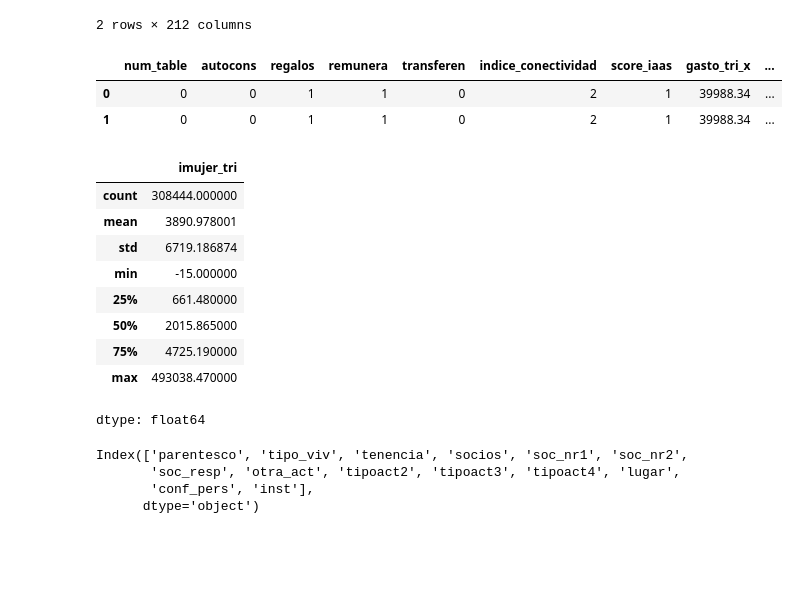
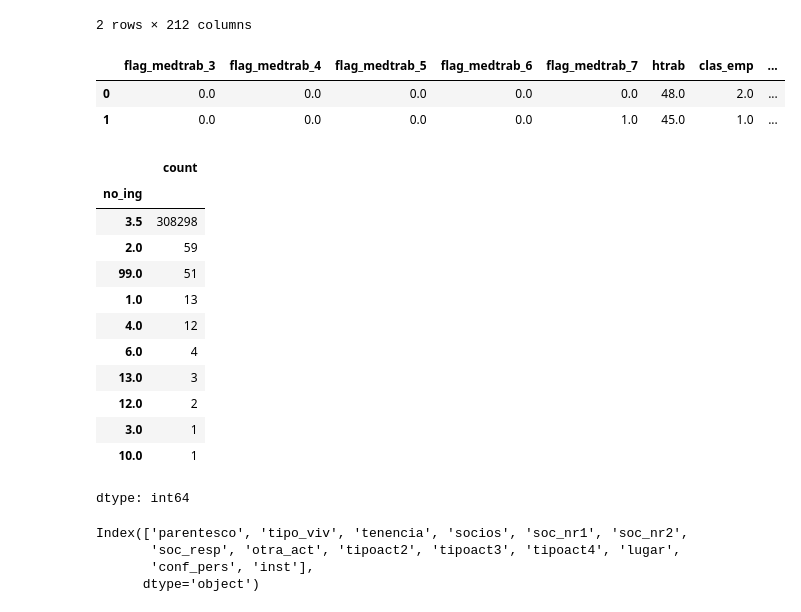
Before and after one commit to LizamaD/Cap3_MedicionPobreza, a Jupyter notebook: notebooks/app.ipynb, the cells around one changed output. Drawn from its saved outputs; the diff is of its cells as text; code cells hidden in the pictures; blank space fills up the shorter version.

```diff
--- a/notebooks/app.ipynb
+++ b/notebooks/app.ipynb
@@ -104,24 +104,27 @@ df_final_limpio.head(2)
 | 1 | 100001901 | 1 | 2 | 0.0 | 0.0 | 201 | 2 | 24 | 0 | 0 | ... |
 2 rows × 212 columns
 # %%
-df_final_limpio.iloc[:,80:90].head(2)
+df_final_limpio.iloc[:,130:140].head(2)
 # %% [output]
-|  | num_table | autocons | regalos | remunera | transferen | indice_conectividad | score_iaas | gasto_tri_x | ... |
-| 0 | 0 | 0 | 1 | 1 | 0 | 2 | 1 | 39988.34 | ... |
-| 1 | 0 | 0 | 1 | 1 | 0 | 2 | 1 | 39988.34 | ... |
+|  | flag_medtrab_3 | flag_medtrab_4 | flag_medtrab_5 | flag_medtrab_6 | flag_medtrab_7 | htrab | clas_emp | ... |
+| 0 | 0.0 | 0.0 | 0.0 | 0.0 | 0.0 | 48.0 | 2.0 | ... |
+| 1 | 0.0 | 0.0 | 0.0 | 0.0 | 1.0 | 45.0 | 1.0 | ... |
 # %%
-df_final_limpio.imujer_tri.describe()
+df_final_limpio.no_ing.value_counts()
 # %% [output]
-|  | imujer_tri |
-| count | 308444.000000 |
-| mean | 3890.978001 |
-| std | 6719.186874 |
-| min | -15.000000 |
-| 25% | 661.480000 |
-| 50% | 2015.865000 |
-| 75% | 4725.190000 |
-| max | 493038.470000 |
+|  | count |
+| no_ing |  |
+| 3.5 | 308298 |
+| 2.0 | 59 |
+| 99.0 | 51 |
+| 1.0 | 13 |
+| 4.0 | 12 |
+| 6.0 | 4 |
+| 13.0 | 3 |
+| 12.0 | 2 |
+| 3.0 | 1 |
+| 10.0 | 1 |
-dtype: float64
+dtype: int64
 # %%
 columnas_texto = df_final_limpio.select_dtypes(include=['object', 'string', 'category']).columns
 print(columnas_texto)
```
Also changed, not shown: parts of 1 cell of this notebook, 1 other file.
